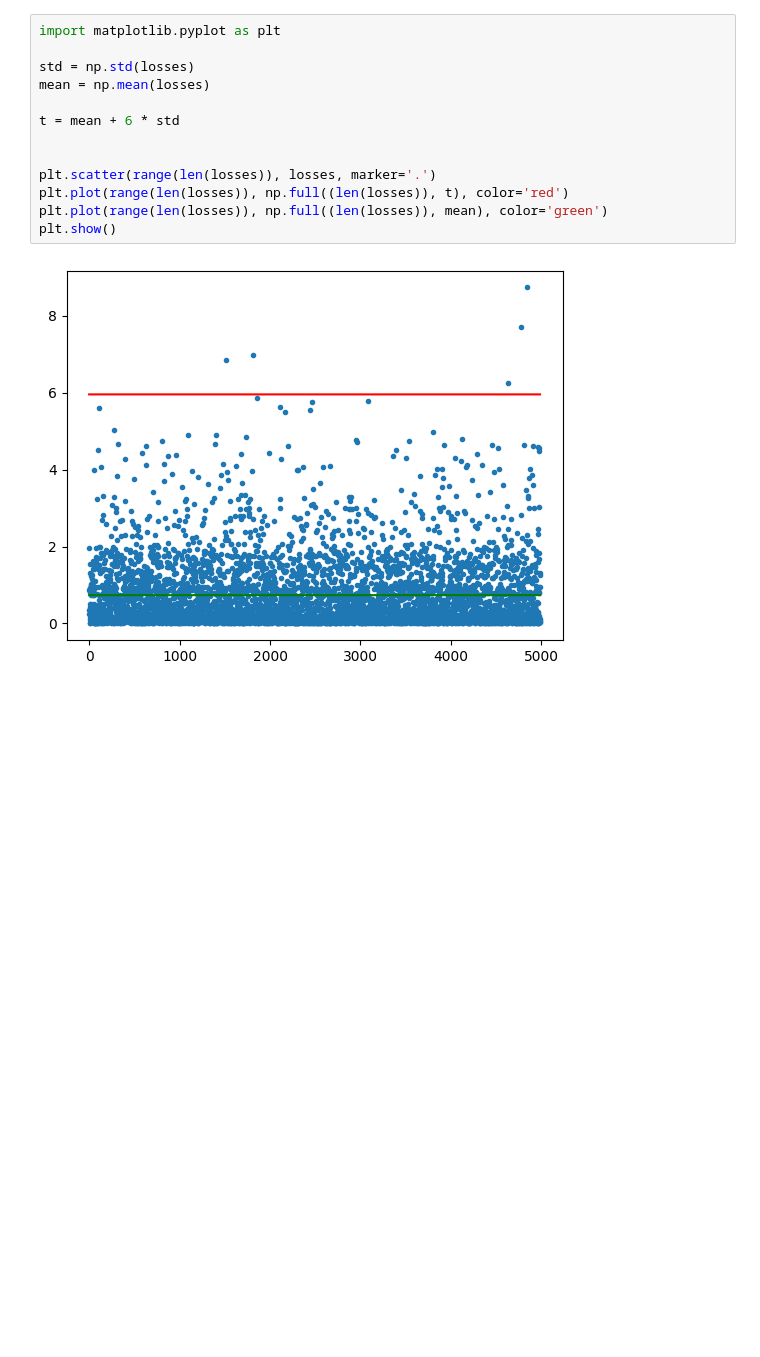
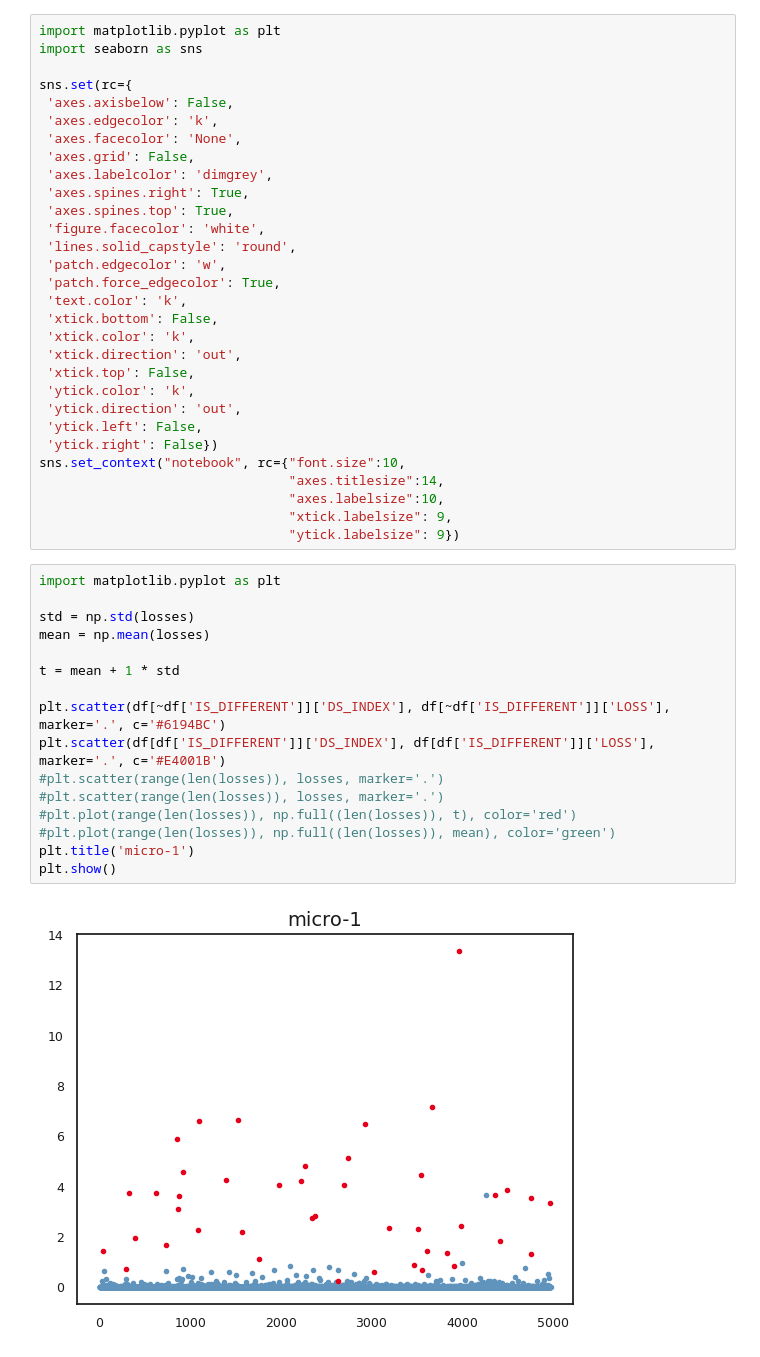
Before and after one commit to nico-ru/BAnDIT, a Jupyter notebook: notebooks/analyze_evaluation.ipynb, the cells around one changed output. Saved outputs shown, nothing was run; the diff lists cells and outputs as text; blank space fills up the shorter version.

```diff
--- a/notebooks/analyze_evaluation.ipynb
+++ b/notebooks/analyze_evaluation.ipynb
@@ -32,16 +41,49 @@ plt.show()
+# %%
+import matplotlib.pyplot as plt
+import seaborn as sns
+
+sns.set(rc={
+ 'axes.axisbelow': False,
+ 'axes.edgecolor': 'k',
+ 'axes.facecolor': 'None',
+ 'axes.grid': False,
+ 'axes.labelcolor': 'dimgrey',
+ 'axes.spines.right': True,
+ 'axes.spines.top': True,
+ 'figure.facecolor': 'white',
+ 'lines.solid_capstyle': 'round',
+ 'patch.edgecolor': 'w',
+ 'patch.force_edgecolor': True,
+ 'text.color': 'k',
+ 'xtick.bottom': False,
+ 'xtick.color': 'k',
+ 'xtick.direction': 'out',
+ 'xtick.top': False,
+ 'ytick.color': 'k',
+ 'ytick.direction': 'out',
+ 'ytick.left': False,
+ 'ytick.right': False})
+sns.set_context("notebook", rc={"font.size":10,
+                                "axes.titlesize":14,
+                                "axes.labelsize":10,
+                                "xtick.labelsize": 9,
+                                "ytick.labelsize": 9})
 # %%
 import matplotlib.pyplot as plt
 
 std = np.std(losses)
 mean = np.mean(losses)
 
-t = mean + 6 * std
+t = mean + 1 * std
 
-
-plt.scatter(range(len(losses)), losses, marker='.')
-plt.plot(range(len(losses)), np.full((len(losses)), t), color='red')
-plt.plot(range(len(losses)), np.full((len(losses)), mean), color='green')
+plt.scatter(df[~df['IS_DIFFERENT']]['DS_INDEX'], df[~df['IS_DIFFERENT']]['LOSS'], marker='.', c='#6194BC')
+plt.scatter(df[df['IS_DIFFERENT']]['DS_INDEX'], df[df['IS_DIFFERENT']]['LOSS'], marker='.', c='#E4001B')
+#plt.scatter(range(len(losses)), losses, marker='.')
+#plt.scatter(range(len(losses)), losses, marker='.')
+#plt.plot(range(len(losses)), np.full((len(losses)), t), color='red')
+#plt.plot(range(len(losses)), np.full((len(losses)), mean), color='green')
+plt.title('micro-1')
 plt.show()
 # %% [output]
-[figure, old version]
+[figure, new version]
 # %%
```
Also changed, not shown: parts of 8 cells of this notebook, 15 other files.
